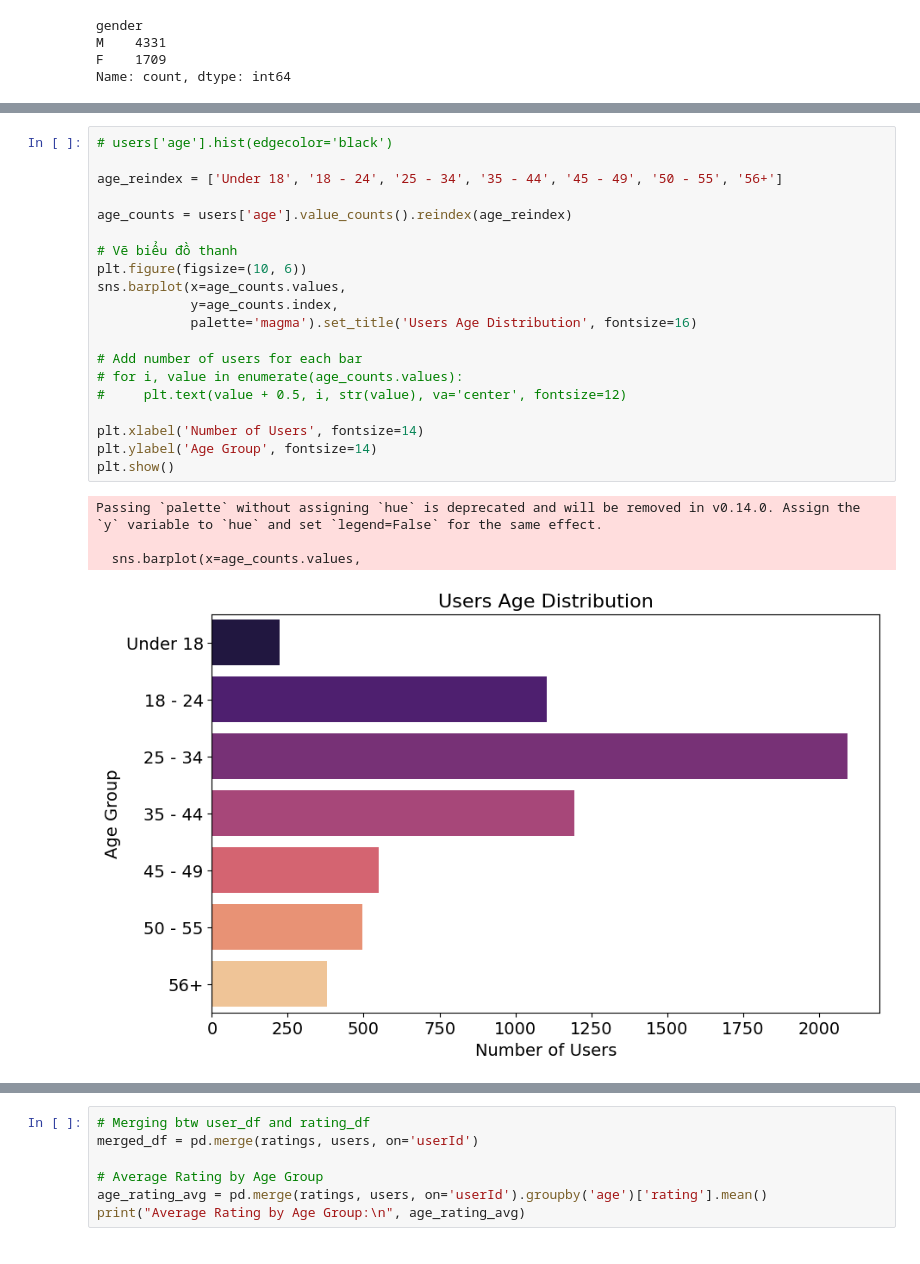
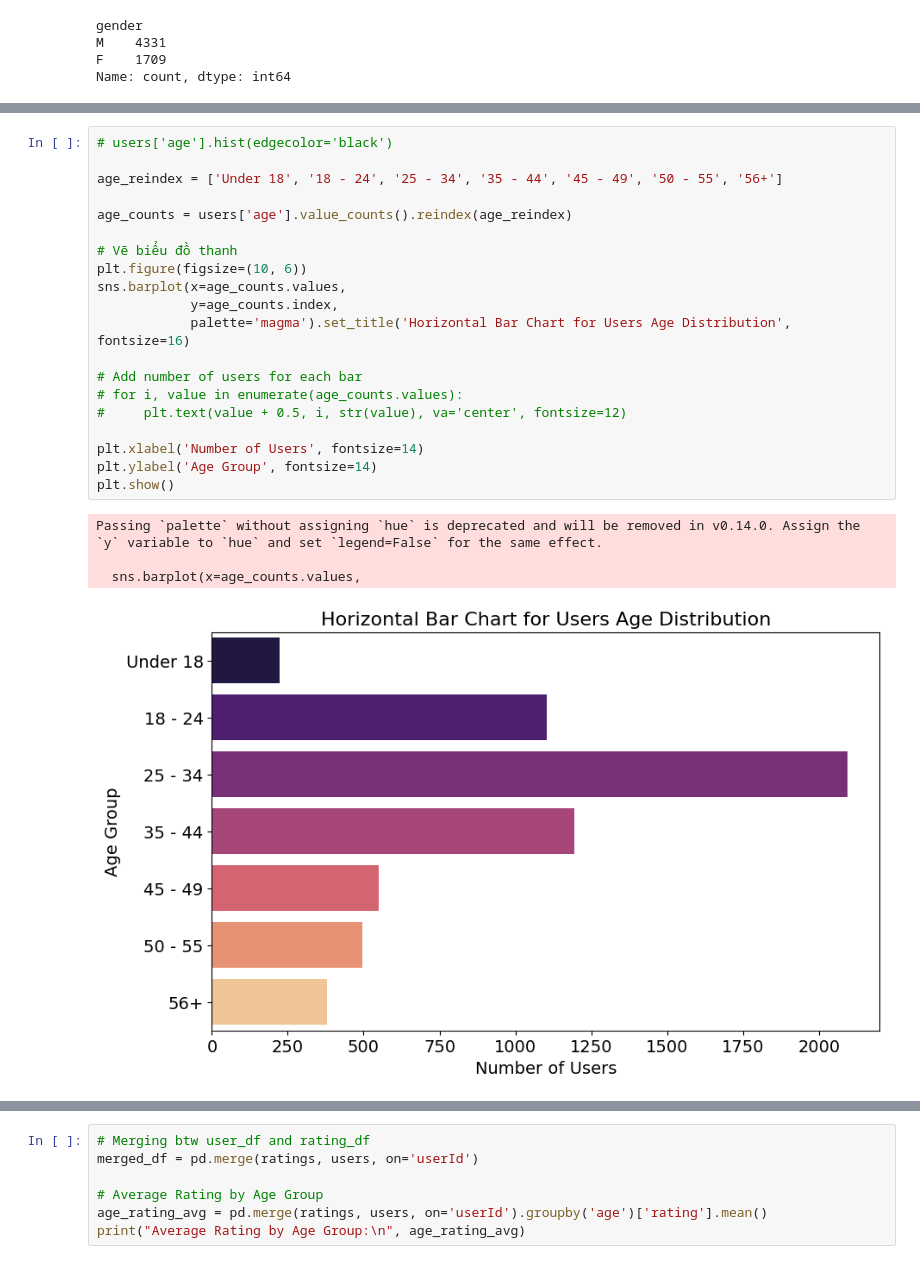
Before and after one commit to Hoang-Doan123/Movie-Recommendation-System-on-MovieLens, a Jupyter notebook: Data_Analyzing.ipynb, the cells around one changed output, grey strips where cells are left out. Cells and saved outputs as stored; diff of their text form.

```diff
--- a/Data_Analyzing.ipynb
+++ b/Data_Analyzing.ipynb
@@ -169,28 +170,28 @@ plt.show()
 # %%
 # users['age'].hist(edgecolor='black')
 
 age_reindex = ['Under 18', '18 - 24', '25 - 34', '35 - 44', '45 - 49', '50 - 55', '56+']
 
 age_counts = users['age'].value_counts().reindex(age_reindex)
 
 # Vẽ biểu đồ thanh
 plt.figure(figsize=(10, 6))
 sns.barplot(x=age_counts.values,
             y=age_counts.index,
-            palette='magma').set_title('Users Age Distribution', fontsize=16)
+            palette='magma').set_title('Horizontal Bar Chart for Users Age Distribution', fontsize=16)
 
 # Add number of users for each bar
 # for i, value in enumerate(age_counts.values):
 #     plt.text(value + 0.5, i, str(value), va='center', fontsize=12)
 
 plt.xlabel('Number of Users', fontsize=14)
 plt.ylabel('Age Group', fontsize=14)
 plt.show()
 # %% [output]
 Passing `palette` without assigning `hue` is deprecated and will be removed in v0.14.0. Assign the `y` variable to `hue` and set `legend=False` for the same effect.
 
   sns.barplot(x=age_counts.values,
-[figure, old version]
+[figure, new version]
 # %%
 occupation_mapping = {
     0: "other or not specified",
```
Also changed, not shown: parts of 7 cells of this notebook, 2 other files.
